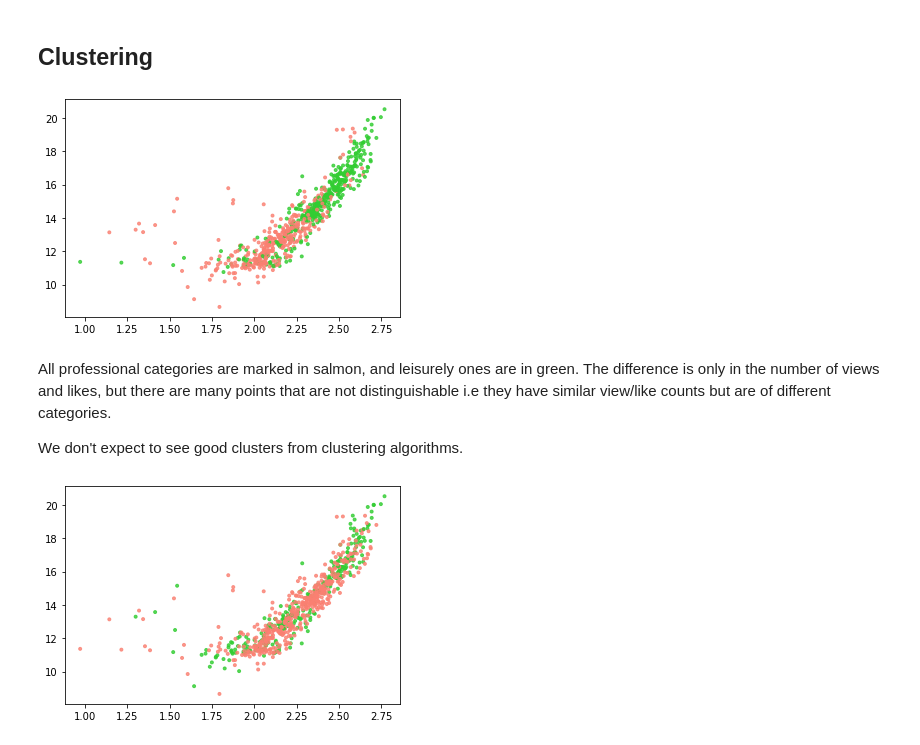
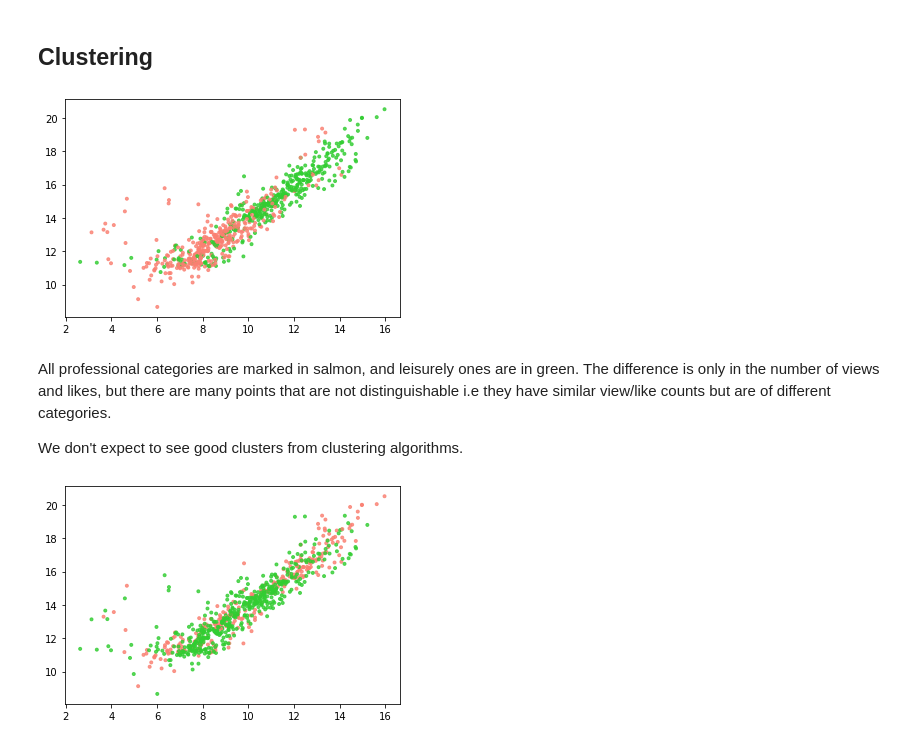
Before and after one commit to chittaranjan19/youtube-video-analytics, a Jupyter notebook: analysis/EDA_Chitt.ipynb, the cells around one changed output. Drawn from its saved outputs; the diff is of its cells as text; code cells hidden in the pictures.

```diff
--- a/analysis/EDA.ipynb
+++ b/analysis/EDA_Chitt.ipynb
@@ -180,9 +180,9 @@ Note: Youtube counts 30s of watching as a "view", so a lengthy video may still h
 # %% [markdown]
 ## Clustering
 # %%
-_ = plt.scatter(np.log(df["log_likes"]), df["log_views"], c=df["category"].map(colors), alpha=0.8, marker=".", s=35)
+_ = plt.scatter(df["log_likes"], df["log_views"], c=df["category"].map(colors), alpha=0.8, marker=".", s=35)
 # %% [output]
-[figure, old version]
+[figure, new version]
 # %% [markdown]
 All professional categories are marked in salmon, and leisurely ones are in green. The difference is only in the number of views and likes, but there are many points that are not distinguishable i.e they have similar view/like counts but are of different categories.
 
@@ -194,6 +194,6 @@ kmeans = KMeans(n_clusters=2)
 # %%
 kfit = kmeans.fit(df[["duration", "age", "log_views", "log_likes", "log_comments", "publishedAt"]])
 colors = {0: "salmon", 1: "limegreen"}
-_ = plt.scatter(np.log(df["log_likes"]), df["log_views"], c=list(map(lambda l: colors[l], kfit.labels_)), alpha=0.8, marker=".", s=35)
+_ = plt.scatter(df["log_likes"], df["log_views"], c=list(map(lambda l: colors[l], kfit.labels_)), alpha=0.8, marker=".", s=35)
 # %% [output]
-[figure, old version]
+[figure, new version]
```
